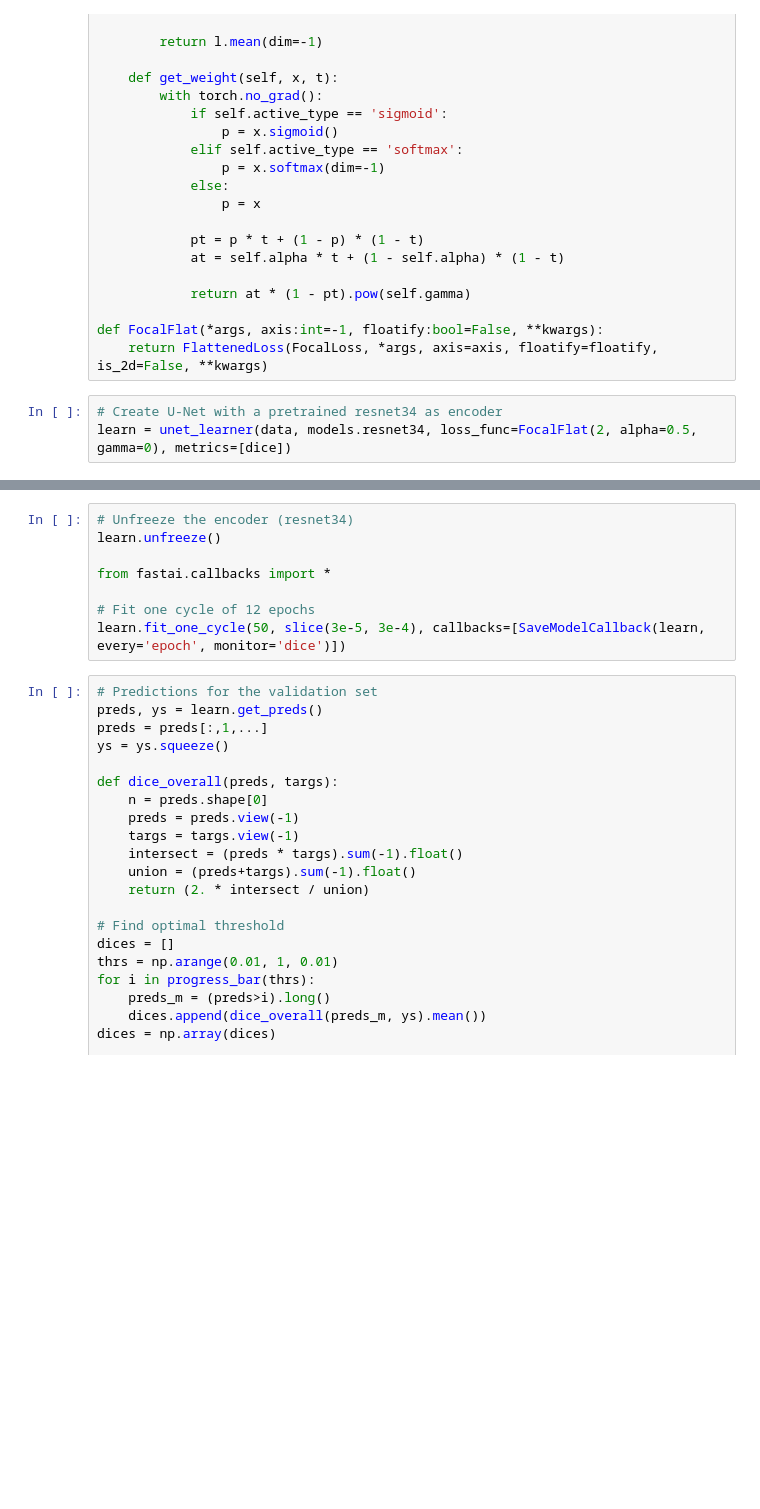
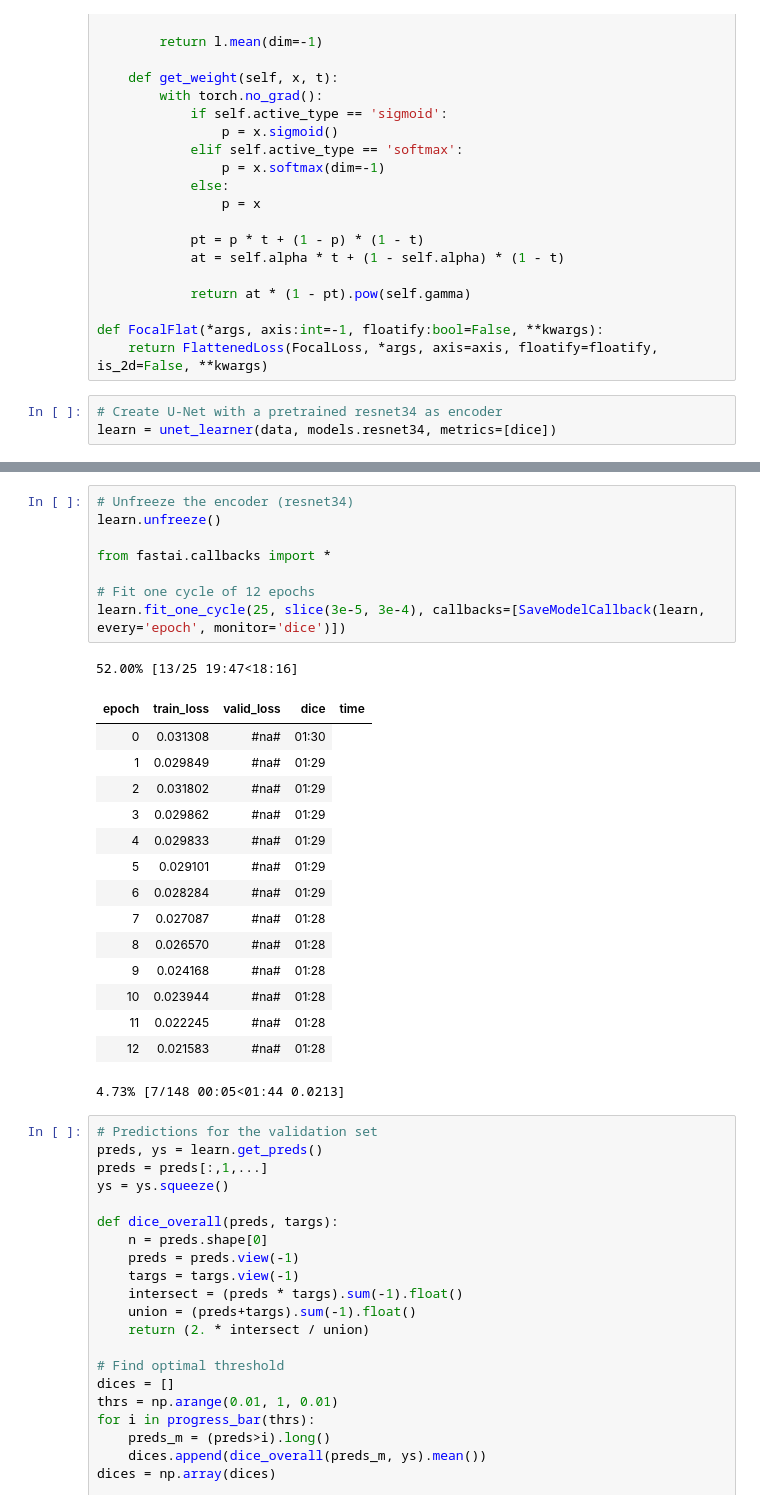
Before and after one commit to xiedidan/siim-pneumothorax, a Jupyter notebook: unet.ipynb, the cells around one changed output, grey strips where cells are left out. Drawn from its saved outputs; the diff is of its cells as text; blank space fills up the shorter version.

```diff
--- a/unet.ipynb
+++ b/unet.ipynb
@@ -106,6 +107,6 @@ def FocalFlat(*args, axis:int=-1, floatify:bool=False, **kwargs):
     return FlattenedLoss(FocalLoss, *args, axis=axis, floatify=floatify, is_2d=False, **kwargs)
 # %%
 # Create U-Net with a pretrained resnet34 as encoder
-learn = unet_learner(data, models.resnet34, loss_func=FocalFlat(2, alpha=0.5, gamma=0), metrics=[dice])
+learn = unet_learner(data, models.resnet34, metrics=[dice])
 # %%
 # Fit one cycle of 6 epochs with max lr of 1e-3
@@ -122,11 +118,28 @@ learn.fit_one_cycle(5, slice(1e-4))
 # %%
 # Unfreeze the encoder (resnet34)
 learn.unfreeze()
 
 from fastai.callbacks import *
 
 # Fit one cycle of 12 epochs
-learn.fit_one_cycle(50, slice(3e-5, 3e-4), callbacks=[SaveModelCallback(learn, every='epoch', monitor='dice')])
+learn.fit_one_cycle(25, slice(3e-5, 3e-4), callbacks=[SaveModelCallback(learn, every='epoch', monitor='dice')])
+# %% [output]
+52.00% [13/25 19:47<18:16]
+| epoch | train_loss | valid_loss | dice | time |
+| 0 | 0.031308 | #na# | 01:30 |
+| 1 | 0.029849 | #na# | 01:29 |
+| 2 | 0.031802 | #na# | 01:29 |
+| 3 | 0.029862 | #na# | 01:29 |
+| 4 | 0.029833 | #na# | 01:29 |
+| 5 | 0.029101 | #na# | 01:29 |
+| 6 | 0.028284 | #na# | 01:29 |
+| 7 | 0.027087 | #na# | 01:28 |
+| 8 | 0.026570 | #na# | 01:28 |
+| 9 | 0.024168 | #na# | 01:28 |
+| 10 | 0.023944 | #na# | 01:28 |
+| 11 | 0.022245 | #na# | 01:28 |
+| 12 | 0.021583 | #na# | 01:28 |
+4.73% [7/148 00:05<01:44 0.0213]
 # %%
 # Predictions for the validation set
 preds, ys = learn.get_preds()
```
Also changed, not shown: parts of 3 cells of this notebook, 1 other file.
